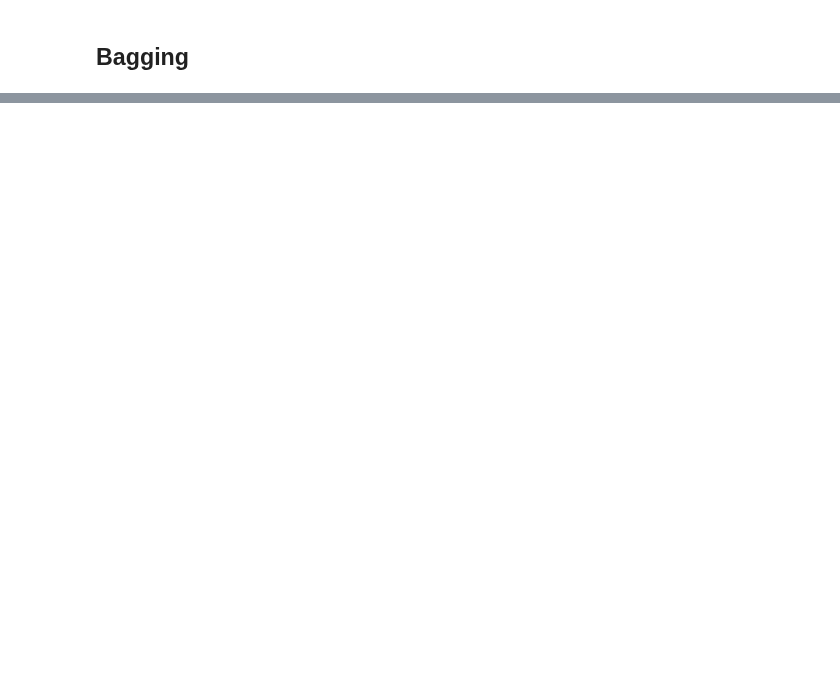
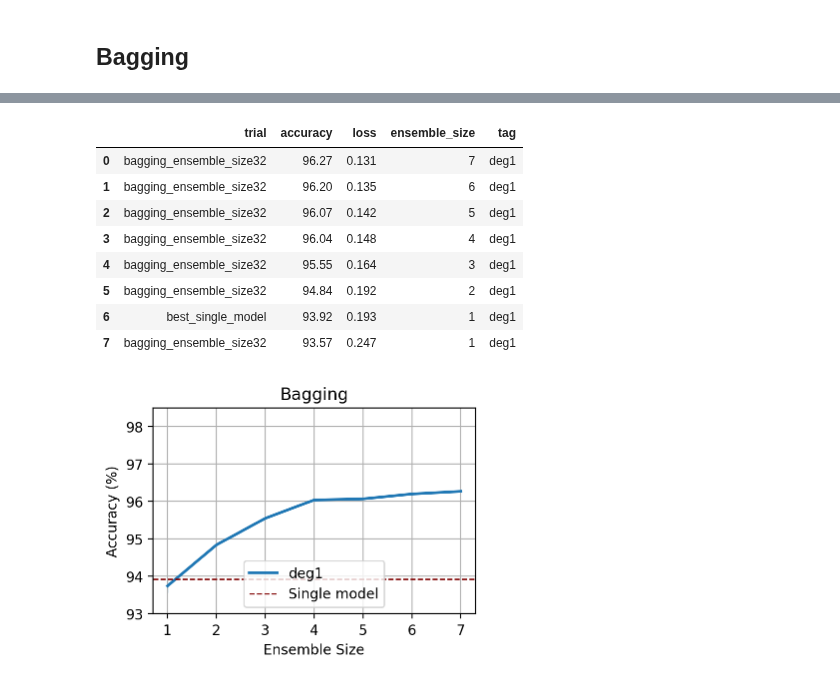
Before and after one commit to oliviaweng/logicnets, a Jupyter notebook: examples/mnist/plots/analysis.ipynb, the cells around one changed output, grey strips where cells are left out. Cells and saved outputs as stored; diff of their text form; code cells hidden in the pictures; blank space fills up the shorter version.

Commit message:
more adaboost and bagging results

```diff
--- a/examples/mnist/plots/analysis.ipynb
+++ b/examples/mnist/plots/analysis.ipynb
@@ -45,7 +45,7 @@ def parse_ensembling_experiment(experiment_dir):
         txt_file = acc_f.split("/")[-1]
         loss = float(re.findall(f'\d+\.\d+', txt_file)[-1])
         ensemble_size = int(re.findall(f"ensemble_size(\d+)", txt_file)[0])
-        # Get model size
+        # Get tag on model training method
         if "same_output_scale_post_trans" in txt_file:
             tag = "small_same_output_scale_post_trans"
         else:
@@ -71,18 +71,14 @@ def parse_seq_ensemble_exp(experiment_dir):
                     ensemble_perfs.append(os.path.join(experiment_dir, d, f))
     results_file = os.path.join(experiment_dir, "results.csv")
     with open(results_file, "w") as f:
-        f.write("trial,accuracy,loss,ensemble_size\n")
+        f.write("trial,accuracy,loss,ensemble_size,tag\n")
     for ens_perf_f in ensemble_perfs:
         trial = ens_perf_f.split("/")[-2]
-        # Get model size
-        # if "small_independent" in trial:
-        #     model_size = "small_independent"
-        # elif "small" in trial:
-        #     model_size = "small"
-        # elif "medium" in trial:
-        #     model_size = "medium"
-        # elif "large" in trial:
-        #     model_size = "large"
+        # Get tag on model training method
+        if "same_output_scale_post_trans" in trial:
+            tag = "small_same_output_scale_post_trans"
+        else:
+            tag = "deg1"
         # Get accuracy, val loss, and ensemble size from ensemble_perf log
         with open(ens_perf_f, "r") as f:
             for l in f.readlines():
@@ -93,7 +89,7 @@ def parse_seq_ensemble_exp(experiment_dir):
                     acc = float(re.findall(f"\d+\.\d+", l)[1])
                     with open(results_file, "a") as f:
                         f.write(f"{trial}, {acc:.3f}, {loss:.3f}, " \
-                                f"{ensemble_size},{model_size}\n")
+                                f"{ensemble_size},{tag}\n")
     df = pd.read_csv(results_file)
     df = df.sort_values("accuracy", ignore_index=True, ascending=False)
     df.to_csv(results_file, index=False)
@@ -208,0 +214,39 @@ UnboundLocalError: cannot access local variable 'model_size' where it is not ass
+# %%
+"""
+Line plot of accuracy vs ensemble size
+"""
+# plot_df = df.loc[df["tag"].isin(["small", "medium", "large"])]
+plot_df = df
+display(plot_df)
+fig, ax = plt.subplots(figsize=(4, 3))
+ax = sns.lineplot(
+    data=plot_df,
+    x="ensemble_size",
+    y="accuracy",
+    ax=ax,
+    hue="tag",
+    linewidth=2,
+    # legend="auto",
+)
+plt.axhline(y=BEST_SINGLE_MODEL["accuracy"], linewidth=1, linestyle="--", color="maroon", label="Single model")
+ax.grid()
+ax.set_title("Bagging")
+ax.set_ylabel("Accuracy (%)")
+ax.set_xlabel("Ensemble Size")
+ax.legend(loc="lower center")
+ax.set_ylim([93, 98.5])
+# fig.legend(bbox_to_anchor=(0.5, -0.2), loc="lower center")
+fig.tight_layout()
+plt.savefig("bagging_acc_v_ensemble_size_lineplot.pdf")
+plt.savefig("bagging_acc_v_ensemble_size_lineplot.png")
+# %% [output]
+|  | trial | accuracy | loss | ensemble_size | tag |
+| 0 | bagging_ensemble_size32 | 96.27 | 0.131 | 7 | deg1 |
+| 1 | bagging_ensemble_size32 | 96.20 | 0.135 | 6 | deg1 |
+| 2 | bagging_ensemble_size32 | 96.07 | 0.142 | 5 | deg1 |
+| 3 | bagging_ensemble_size32 | 96.04 | 0.148 | 4 | deg1 |
+| 4 | bagging_ensemble_size32 | 95.55 | 0.164 | 3 | deg1 |
+| 5 | bagging_ensemble_size32 | 94.84 | 0.192 | 2 | deg1 |
+| 6 | best_single_model | 93.92 | 0.193 | 1 | deg1 |
+| 7 | bagging_ensemble_size32 | 93.57 | 0.247 | 1 | deg1 |
+[figure, added]
```
Also changed, not shown: parts of 8 cells of this notebook, 16 other files.
